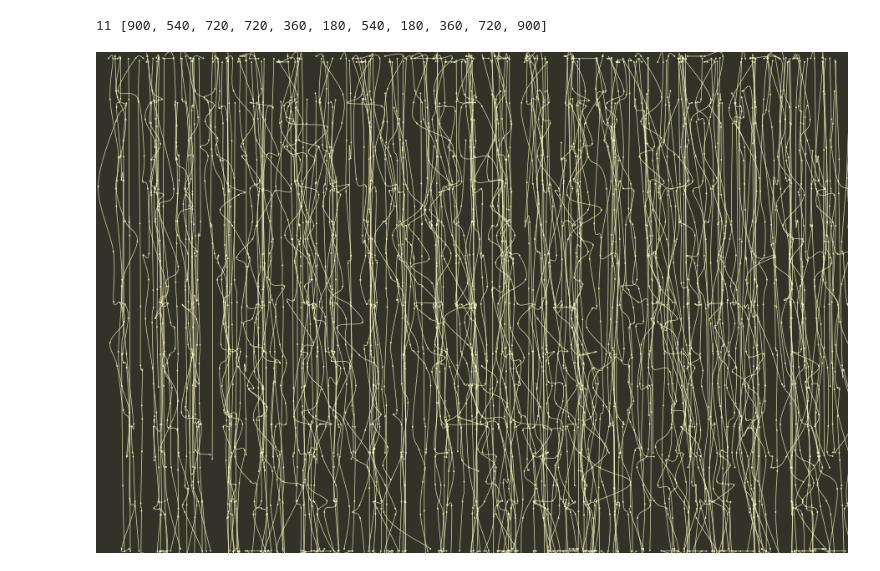
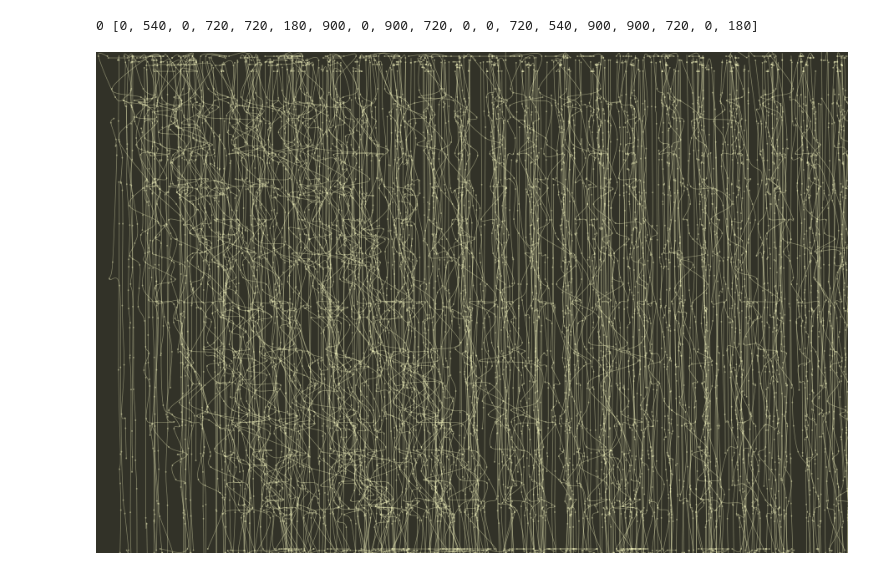
Before and after one commit to ybrow001/generative_graphic_score, a Jupyter notebook: graphic_score_081125.ipynb, the cells around one changed output. Cells and saved outputs as stored; diff of their text form; code cells hidden in the pictures.

Commit message:
added example image of dynamic drift

```diff
--- a/graphic_score_081125.ipynb
+++ b/graphic_score_081125.ipynb
@@ -9,8 +9,8 @@ create_canvas(900, 600)
 # no_fill()
 # background(33,33,22)
 background(50,50,40)
-fill(255,255,200,200)
-stroke(255,255,200,200)
+fill(255,255,200,100)
+stroke(255,255,200,100)
 # stroke(150,200,100,233)
 stroke_weight(0.33)
 
@@ -85,7 +85,7 @@ def gaussian_field(current_pos, centre, range):
 # include default values that prevent lines from being dead straight - if gaussian_weight < 0.1(for e.g.): x & node = default vals
 # also use dynamics to change bias (drift) of lines?
 
-# dynamics variations across all passes of the canvas
+# dynamic variations across all passes of the canvas
 
 def macro_x_variation(draw_pass):
     x_var_loc = 0
@@ -144,7 +144,7 @@ def macro_node_density(draw_pass):
 
     return node_density
 
-# dynamics variations per individual pass of the canvas
+# dynamic variations per individual pass of the canvas
 
 def micro_x_variation(draw_pass, current_x):
     x_var_loc = 7
@@ -261,37 +261,37 @@ def draw_circles():
         # move to the right
         x += line_spacing
 
-num_passes = 11
+num_passes = 19
 draw_pass = 0
 def draw_passes():
     global x, y_offset, draw_pass, alpha_val
 
     x_init = 5
     x_offset = 0
 
     x = x_init
 
     dynamic_form(num_passes)
 
     while draw_pass < num_passes: # higher than division of ~line_spacing to cause overlap
         calc_lines()
 
         # alpha_val -= 5
         draw_circles()
 
-        save(f'images/per_pass_score/03_score_pass_{draw_pass}.png') # save image for each pass
+        # save(f'images/per_pass_score/03_score_pass_{draw_pass}.png') # save image for each pass
 
         draw_pass += 1
-        x_offset += (line_spacing*1.104)/7 # adding some interesting displacement in overlap
+        x_offset += (line_spacing*1.104)/13 # adding some interesting displacement in overlap
         y_offset += random.uniform(-1, 3)
         x = x_init + x_offset
 
         # print(f"pass made {draw_pass}")
 
 
 draw_passes()
 
 show()
 # %% [output]
-11 [900, 540, 720, 720, 360, 180, 540, 180, 360, 720, 900]
+0 [0, 540, 0, 720, 720, 180, 900, 0, 900, 720, 0, 0, 720, 540, 900, 900, 720, 0, 180]
-[figure, old version]
+[figure, new version]
```
Also changed, not shown: 1 other file.
